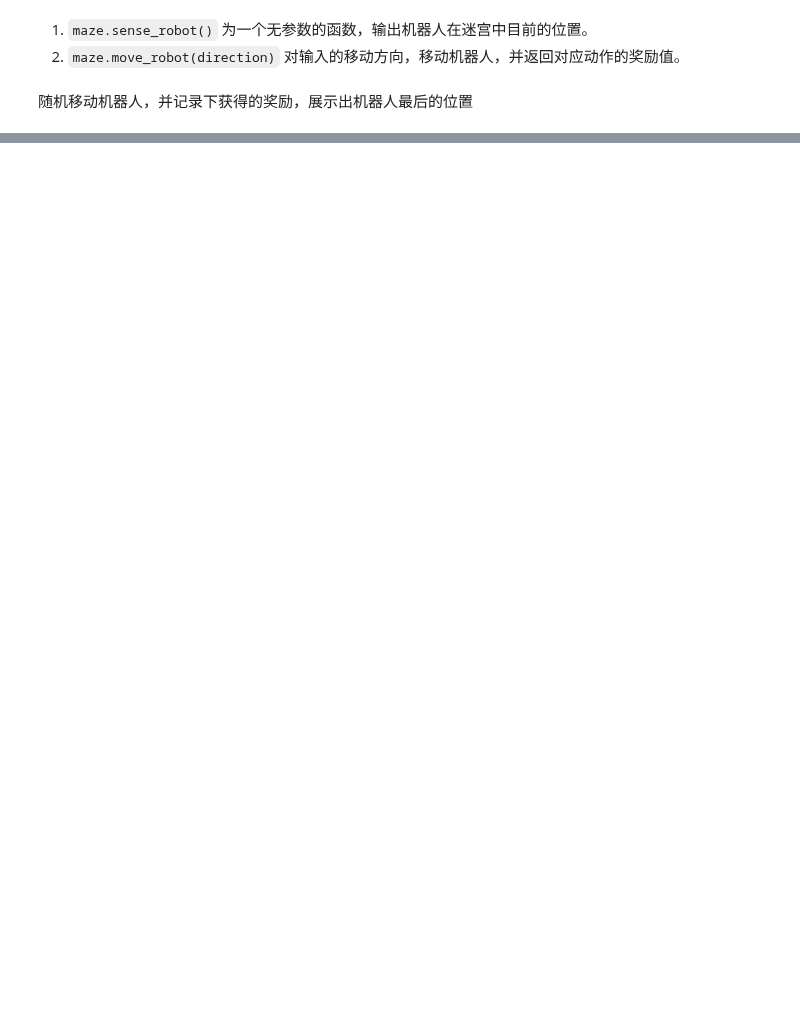
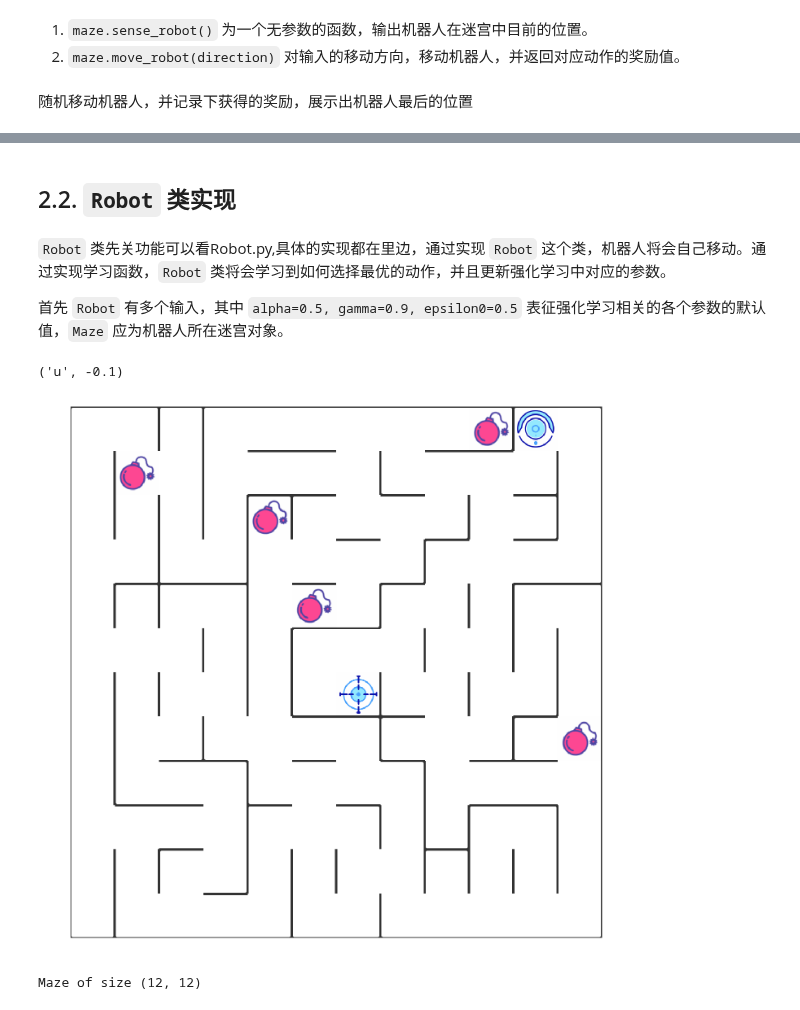
Before and after one commit to zhangjiqiang/AIProject, a Jupyter notebook: udacity_robot_maze/robot_run_maze.ipynb, the cells around one changed output, grey strips where cells are left out. Cells and saved outputs as stored; diff of their text form; code cells hidden in the pictures; blank space fills up the shorter version.

Commit message:
机器人类实现
这个提交通过Robot.py中实现的机器人类来构造一个机器人，Robot 类将会学习到如何选择最优的动作，并且更新强化学习中对应的参数

```diff
--- a/udacity_robot_maze/robot_run_maze.ipynb
+++ b/udacity_robot_maze/robot_run_maze.ipynb
@@ -183 +184,18 @@ print(maze)
 Maze of size (12, 12)
+# %% [markdown]
+## 2.2. `Robot` 类实现
+# %% [markdown]
+`Robot` 类先关功能可以看Robot.py,具体的实现都在里边，通过实现 `Robot` 这个类，机器人将会自己移动。通过实现学习函数，`Robot` 类将会学习到如何选择最优的动作，并且更新强化学习中对应的参数。
+
+首先 `Robot` 有多个输入，其中 `alpha=0.5, gamma=0.9, epsilon0=0.5` 表征强化学习相关的各个参数的默认值，`Maze` 应为机器人所在迷宫对象。
+# %%
+from Robot import Robot
+robot = Robot(maze)
+robot.set_status(learning=True,testing=False)
+print(robot.update())
+
+maze
+# %% [output]
+('u', -0.1)
+[figure, added]
+Maze of size (12, 12)
```
Also changed, not shown: parts of 3 cells of this notebook.
